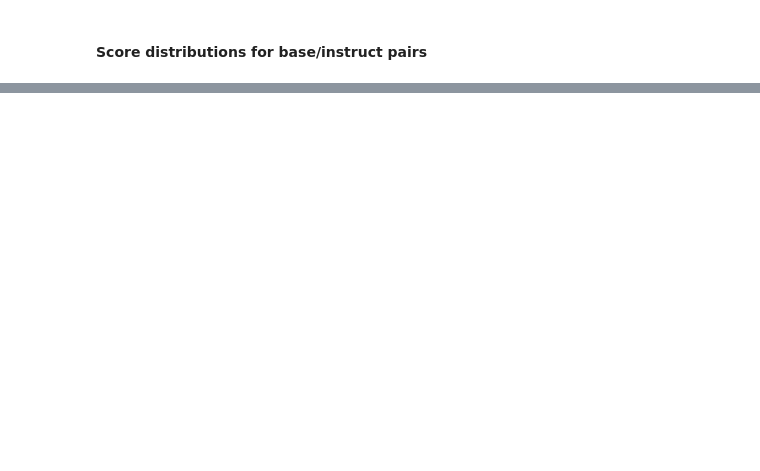
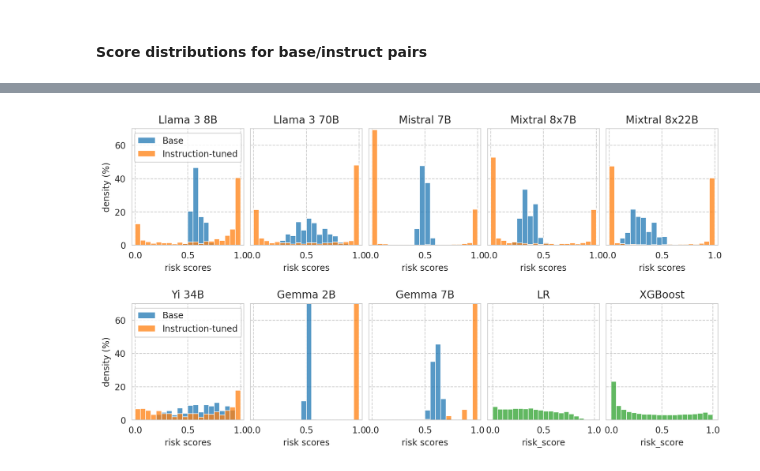
Before and after one commit to socialfoundations/folktexts, a Jupyter notebook: notebooks/paper-plots-and-tables.ipynb, the cells around one changed output, grey strips where cells are left out. Drawn from its saved outputs; the diff is of its cells as text; code cells hidden in the pictures; blank space fills up the shorter version.

Commit message:
updated paper plots

```diff
--- a/notebooks/paper-plots-and-tables.ipynb
+++ b/notebooks/paper-plots-and-tables.ipynb
@@ -385,2 +563,7 @@ Load scores distributions for each model (and with varying degrees of informatio
 # %% [markdown]
 #### Score distributions for base/instruct pairs
+# %%
+print(f"Plotting score distributions for the following task: {example_task}.")
+
+task_df = all_results_df[all_results_df[task_col] == example_task]
+print(f"{len(task_df)=}")
@@ -386,0 +575,14 @@ Load scores distributions for each model (and with varying degrees of informatio
+# %%
+sorted_model_families = ["Llama", "Mistral", "Yi", "Gemma", "-"]
+
+model_pairs = sorted([
+        (row["base_name"], row[model_col])
+        for id_, row in task_df[task_df["is_inst"] == True].iterrows()
+        if "gemma-2-" not in id_     # note: exluding Gemma 2 models for now...
+    ],
+    key=lambda val: (
+        1e6 * sorted_model_families.index((row := task_df[task_df[model_col] == val[0]].iloc[0])["model_family"])
+        + row["model_size"]
+    )
+)
+model_pairs
@@ -386,0 +598,76 @@ Load scores distributions for each model (and with varying degrees of informatio
+# %%
+import math
+N_PLOTS = len(model_pairs) + 1  # plus 1 for the XGBoost baseline
+
+N_COLS = 5
+N_ROWS = math.ceil(N_PLOTS / N_COLS)
+
+fig, axes = plt.subplots(
+    nrows=N_ROWS, ncols=N_COLS,
+    figsize=(12, 3 * N_ROWS),
+    sharey=True, sharex=False,
+    gridspec_kw=dict(
+        hspace=0.5,
+        wspace=0.06,
+    ),
+)
+
+# Plot settings
+plot_config = dict(
+    bins=N_BINS,
+    binrange=(0, 1),
+    stat="percent",
+)
+
+# Plot score distribution for model pairs
+for idx, (base_name, instr_name) in enumerate(model_pairs):
+    ax_row = idx // N_COLS
+    ax_col = idx % N_COLS
+
+    ax = axes[ax_row, ax_col]
+    base_row = task_df[task_df[model_col] == base_name].iloc[0]
+    it_row = task_df[task_df[model_col] == instr_name].iloc[0]
+
+    # Get scores
+    base_scores = scores_df_map[base_row.name]["risk_score"]
+    it_scores = scores_df_map[it_row.name]["risk_score"]
+
+    ax.set_title(base_row["name"])
+
+    ax.set_xlabel("risk scores")
+    if ax_col == 0:
+        ax.set_ylabel("density (%)")
+
+    if ax_row == 0:
+        ax.set_ylim(0, 70)
+
+    ax.set_xlim(-0.03, 1.03)
+
+    # Render plot
+    sns.histplot(base_scores, label="Base", ax=ax, **plot_config)
+    sns.histplot(it_scores, label="Instruction-tuned", ax=ax, **plot_config)
+
+    if ax_col == 0:
+        ax.legend(loc="upper center")
+
+
+# Plot score distribution for XGBoost baseline
+for idx, baseline_name in enumerate(["LR", "XGBoost"]):
+    ax = axes[1, 3 + idx]
+    ax.set_title(baseline_name)
+
+    baseline_row = task_df[task_df["name"] == baseline_name].iloc[0]
+    xgboost_scores = scores_df_map[baseline_row.name]["risk_score"]
+
+    sns.histplot(
+        xgboost_scores,
+        label=baseline_name,
+        color=palette[2],
+        ax=ax,
+        **plot_config,
+    )
+
+# Save figure
+save_fig(fig, f"score-distribution")
+# %% [output]
+[figure, added]
```
Also changed, not shown: parts of 20 cells of this notebook, 2 other files.
